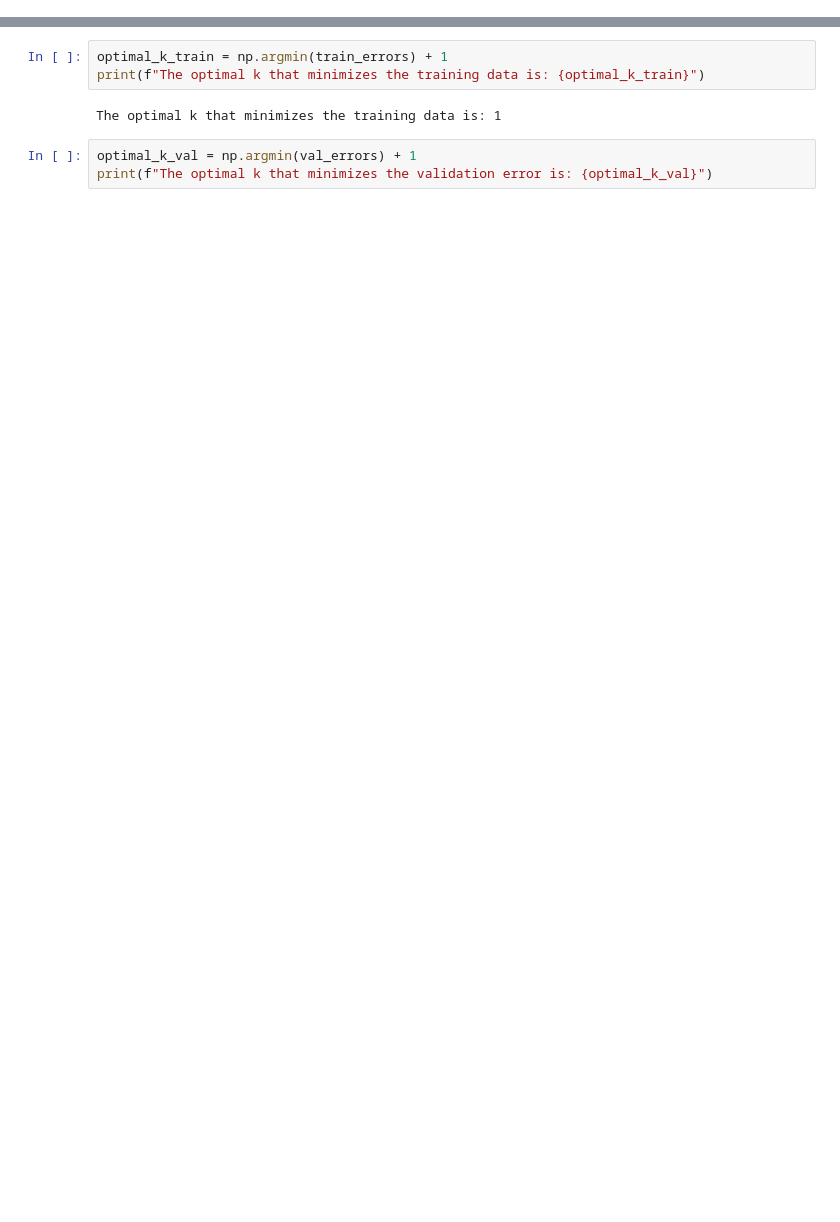
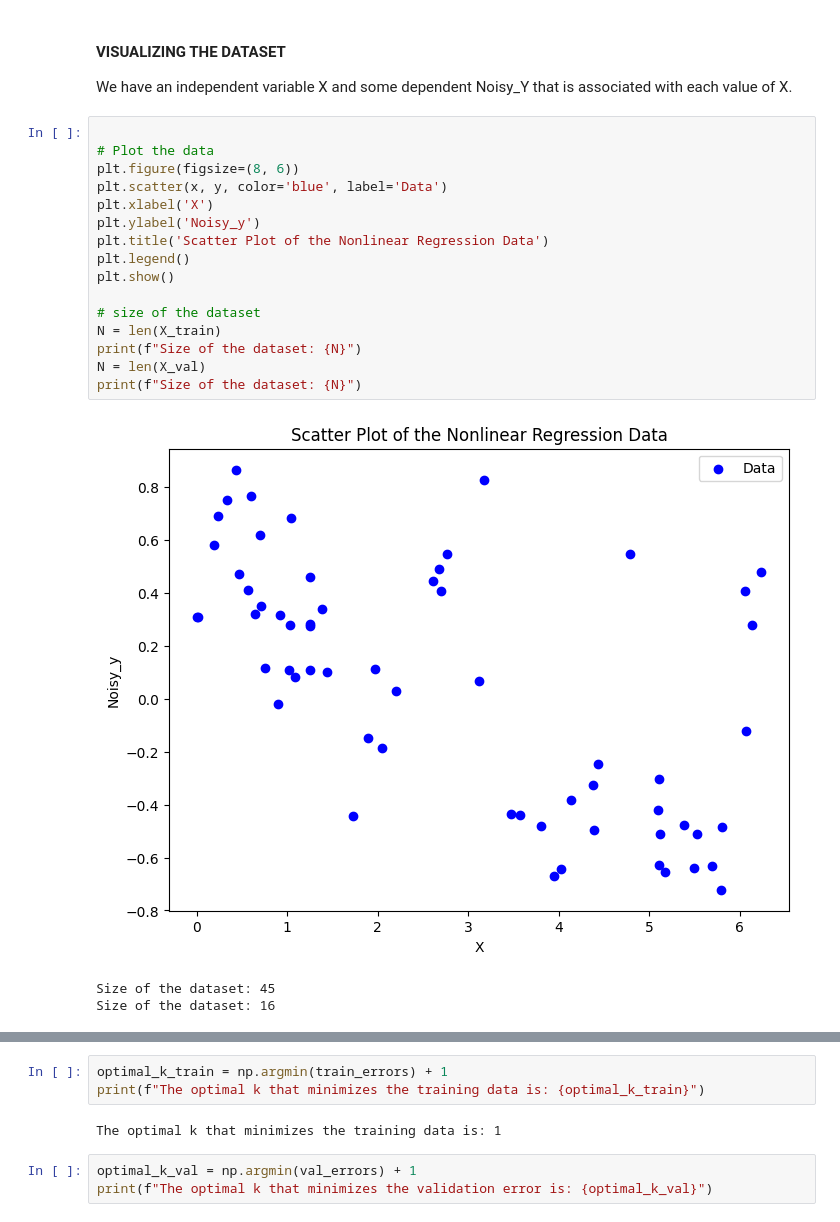
Before and after one commit to kkipngenokoech/MathsRequiredForAI, a Jupyter notebook: INTRO TO ML/HW2/nonlinear-regression.ipynb, the cells around one changed output, grey strips where cells are left out. Saved outputs shown, nothing was run; the diff lists cells and outputs as text; blank space fills up the shorter version.

```diff
--- a/INTRO TO ML/HW2/nonlinear-regression.ipynb
+++ b/INTRO TO ML/HW2/nonlinear-regression.ipynb
@@ -54,0 +80,24 @@ sinusoidal_regressor = SinusoidalRegressor()
+# %% [markdown]
+####  VISUALIZING THE DATASET
+
+We have an independent variable X and some dependent Noisy_Y that is associated with each value of X.
+# %%
+
+# Plot the data
+plt.figure(figsize=(8, 6))
+plt.scatter(x, y, color='blue', label='Data')
+plt.xlabel('X')
+plt.ylabel('Noisy_y')
+plt.title('Scatter Plot of the Nonlinear Regression Data')
+plt.legend()
+plt.show()
+
+# size of the dataset
+N = len(X_train)
+print(f"Size of the dataset: {N}")
+N = len(X_val)
+print(f"Size of the dataset: {N}")
+# %% [output]
+[figure, added]
+Size of the dataset: 45
+Size of the dataset: 16
```
Also changed, not shown: parts of 12 cells of this notebook.
